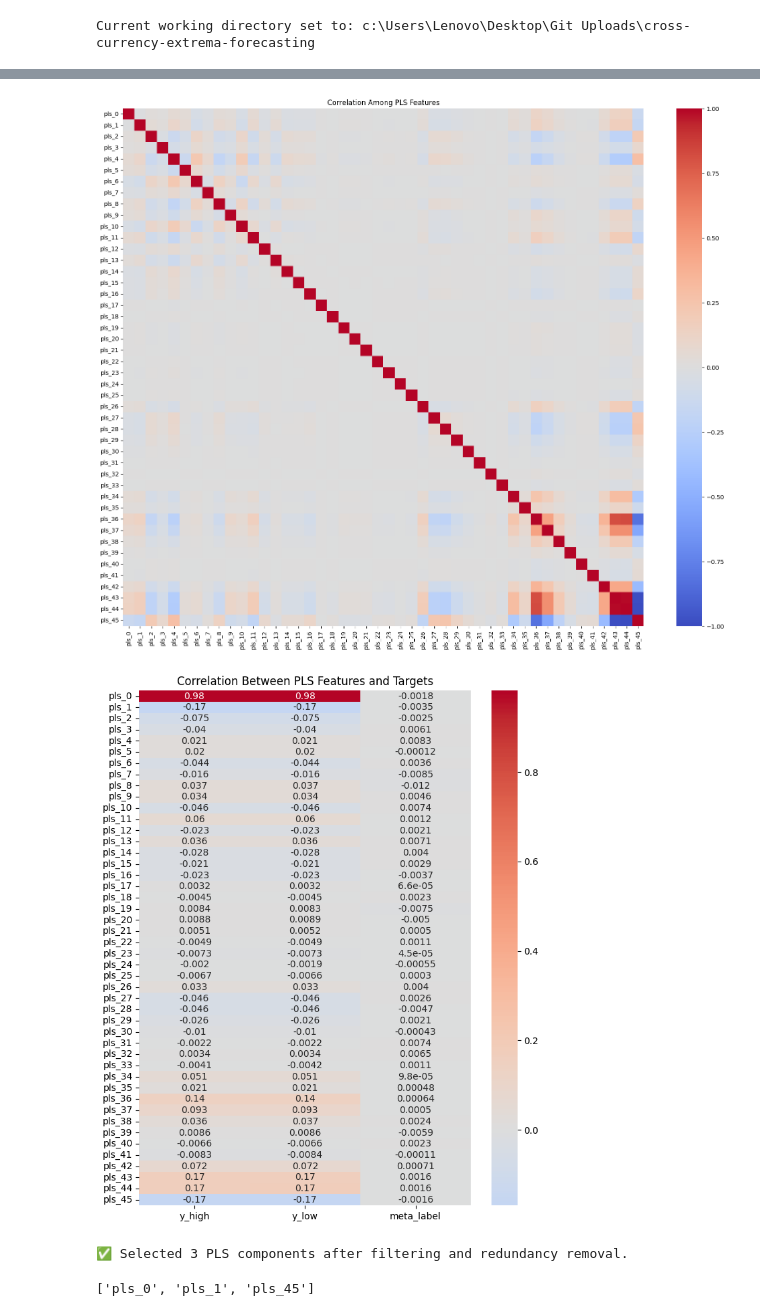
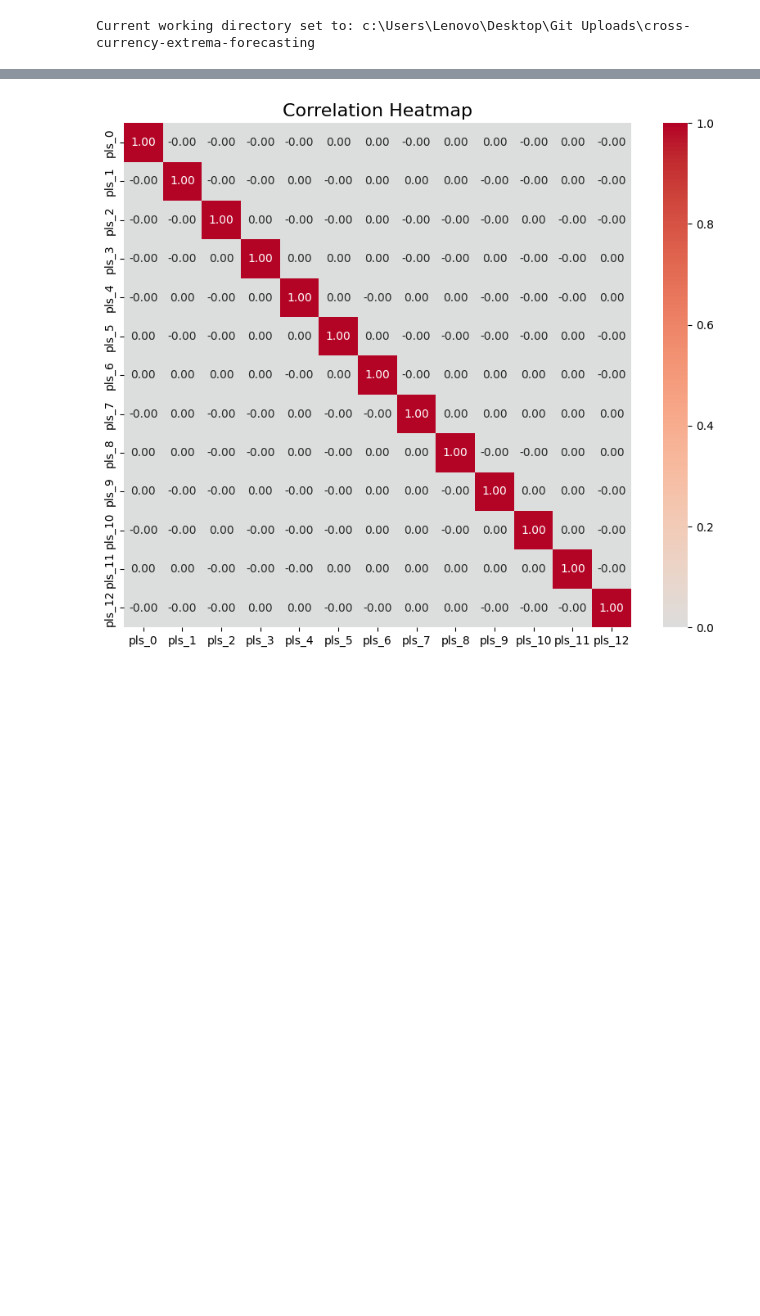
Before and after one commit to Yosri-Ben-Halima/cross-currency-extrema-forecasting, a Jupyter notebook: notebooks/03_feature_engineering.ipynb, the cells around one changed output, grey strips where cells are left out. Cells and saved outputs as stored; diff of their text form; code cells hidden in the pictures; blank space fills up the shorter version.

```diff
--- a/notebooks/03_feature_engineering.ipynb
+++ b/notebooks/03_feature_engineering.ipynb
@@ -35,7 +121,20 @@ df_features = fc.compute_all_features()
 # %%
-# --- 3️⃣ Initialize FeatureSelector ---
-feature_selector = FeatureSelector(df_features)
+orth_dfs = []
+pls = {}
+for curr in df_features["currency"].unique():
+    df_curr = df_features[df_features["currency"] == curr]
+    print(f"---------{curr}---------")
+    feature_selector = FeatureSelector(
+        df_curr,
+        feature_cols=feature_cols,
+        targets=targets,
+    )
 
-# --- 4️⃣ Orthogonalize features via PLS ---
-df_orthogonal = feature_selector.orthogonalize_features()
+    orth_dfs.append(feature_selector.orthogonalize_features())
+    # feature_selector.plot_mrmr_heatmaps()
+    # pls_curr = feature_selector.select_pls_components(corr_threshold=0.2)
+    # print(pls_curr, "\n")
+    # pls[curr] = pls_curr
+
+df_orthogonal = pd.concat(orth_dfs, ignore_index=False).reset_index()
 # %% [output]
@@ -44,9 +158,6 @@ df_orthogonal = feature_selector.orthogonalize_features()
-# %%
-# --- 5️⃣ Select relevant and non-redundant features ---
-feature_selector.plot_mrmr_heatmaps()
-feature_selector.select_pls_components()
-# %% [output]
-[figure, removed]
-[figure, removed]
-✅ Selected 3 PLS components after filtering and redundancy removal.
-['pls_0', 'pls_1', 'pls_45']
+# %%
+orth_features = [col for col in df_orthogonal.columns if col.startswith("pls")]
+# %%
+plot_corr_heatmap(df_orthogonal[orth_features])
+# %% [output]
+[figure, added]
```
Also changed, not shown: parts of 17 cells of this notebook, 6 other files.
